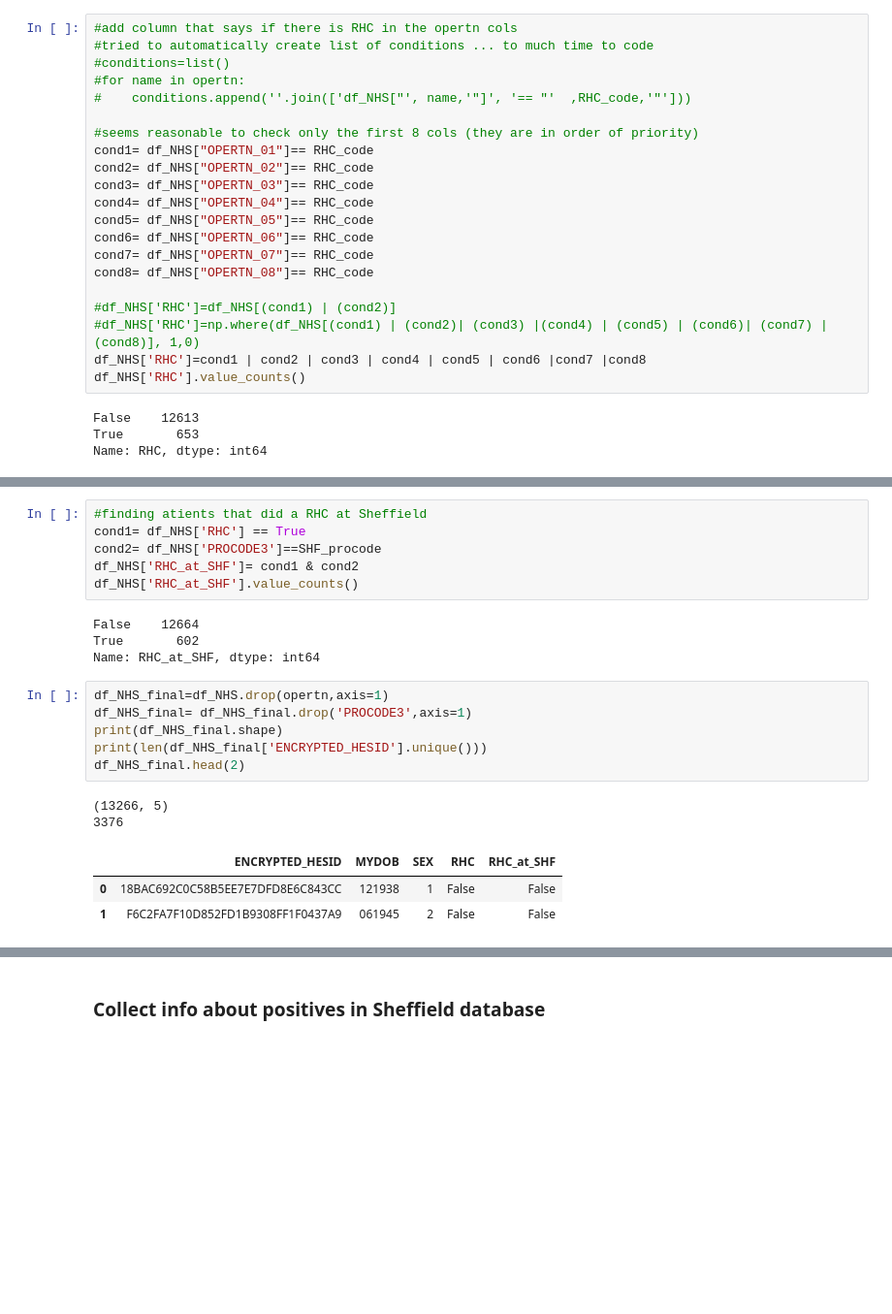
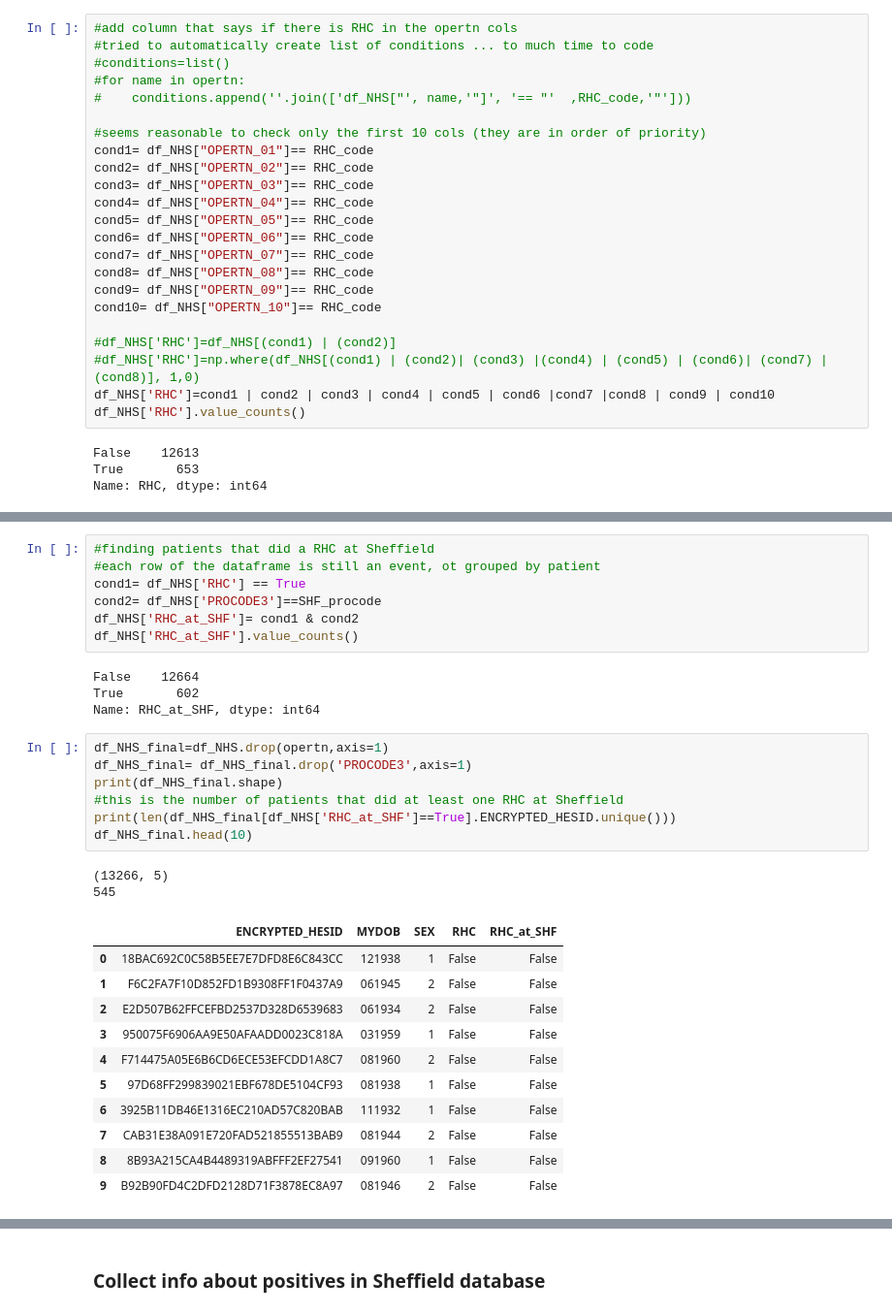
Before and after one commit to jzhao0802/gsk_, a Jupyter notebook: QC_check_on_positives.ipynb, the cells around one changed output, grey strips where cells are left out. Shown: that part at 97% size. Drawn from its saved outputs; the diff is of its cells as text; blank space fills up the shorter version.

```diff
--- a/QC_check_on_positives.ipynb
+++ b/QC_check_on_positives.ipynb
@@ -124,7 +143,7 @@ Total number of patients that did a RHC in dbo.NIC58999_APC_Linkage_201299: 653
 #for name in opertn:
 #    conditions.append(''.join(['df_NHS["', name,'"]', '== "'  ,RHC_code,'"']))
 
-#seems reasonable to check only the first 8 cols (they are in order of priority)
+#seems reasonable to check only the first 10 cols (they are in order of priority)
 cond1= df_NHS["OPERTN_01"]== RHC_code
 cond2= df_NHS["OPERTN_02"]== RHC_code
 cond3= df_NHS["OPERTN_03"]== RHC_code
@@ -133,10 +152,12 @@ cond5= df_NHS["OPERTN_05"]== RHC_code
 cond6= df_NHS["OPERTN_06"]== RHC_code
 cond7= df_NHS["OPERTN_07"]== RHC_code
 cond8= df_NHS["OPERTN_08"]== RHC_code
+cond9= df_NHS["OPERTN_09"]== RHC_code
+cond10= df_NHS["OPERTN_10"]== RHC_code
 
 #df_NHS['RHC']=df_NHS[(cond1) | (cond2)]
 #df_NHS['RHC']=np.where(df_NHS[(cond1) | (cond2)| (cond3) |(cond4) | (cond5) | (cond6)| (cond7) | (cond8)], 1,0)
-df_NHS['RHC']=cond1 | cond2 | cond3 | cond4 | cond5 | cond6 |cond7 |cond8
+df_NHS['RHC']=cond1 | cond2 | cond3 | cond4 | cond5 | cond6 |cond7 |cond8 | cond9 | cond10
 df_NHS['RHC'].value_counts()
 # %% [output]
 False    12613
@@ -151,5 +172,6 @@ len(df_NHS[df_NHS['RHC']==True].ENCRYPTED_HESID)
 # %%
-#finding atients that did a RHC at Sheffield
+#finding patients that did a RHC at Sheffield
+#each row of the dataframe is still an event, ot grouped by patient
 cond1= df_NHS['RHC'] == True
 cond2= df_NHS['PROCODE3']==SHF_procode
 df_NHS['RHC_at_SHF']= cond1 & cond2
@@ -161,12 +183,21 @@ Name: RHC_at_SHF, dtype: int64
 # %%
 df_NHS_final=df_NHS.drop(opertn,axis=1)
 df_NHS_final= df_NHS_final.drop('PROCODE3',axis=1)
 print(df_NHS_final.shape)
-print(len(df_NHS_final['ENCRYPTED_HESID'].unique()))
-df_NHS_final.head(2)
+#this is the number of patients that did at least one RHC at Sheffield
+print(len(df_NHS_final[df_NHS['RHC_at_SHF']==True].ENCRYPTED_HESID.unique()))
+df_NHS_final.head(10)
 # %% [output]
 (13266, 5)
-3376
+545
 |  | ENCRYPTED_HESID | MYDOB | SEX | RHC | RHC_at_SHF |
 | 0 | 18BAC692C0C58B5EE7E7DFD8E6C843CC | 121938 | 1 | False | False |
 | 1 | F6C2FA7F10D852FD1B9308FF1F0437A9 | 061945 | 2 | False | False |
+| 2 | E2D507B62FFCEFBD2537D328D6539683 | 061934 | 2 | False | False |
+| 3 | 950075F6906AA9E50AFAADD0023C818A | 031959 | 1 | False | False |
+| 4 | F714475A05E6B6CD6ECE53EFCDD1A8C7 | 081960 | 2 | False | False |
+| 5 | 97D68FF299839021EBF678DE5104CF93 | 081938 | 1 | False | False |
+| 6 | 3925B11DB46E1316EC210AD57C820BAB | 111932 | 1 | False | False |
+| 7 | CAB31E38A091E720FAD521855513BAB9 | 081944 | 2 | False | False |
+| 8 | 8B93A215CA4B4489319ABFFF2EF27541 | 091960 | 1 | False | False |
+| 9 | B92B90FD4C2DFD2128D71F3878EC8A97 | 081946 | 2 | False | False |
```
Also changed, not shown: parts of 20 cells of this notebook.
